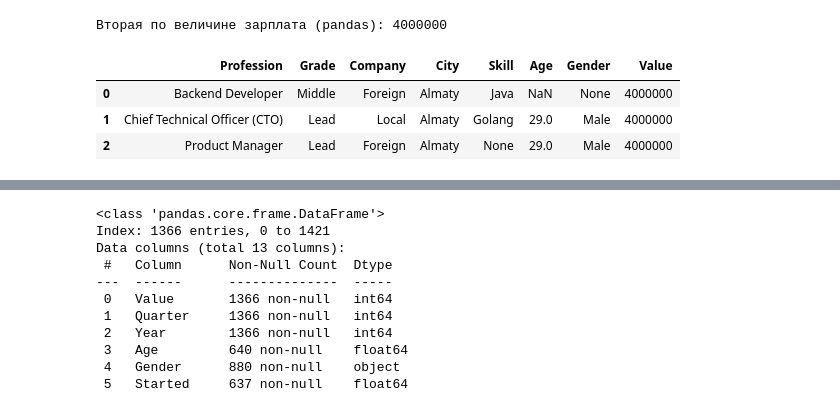
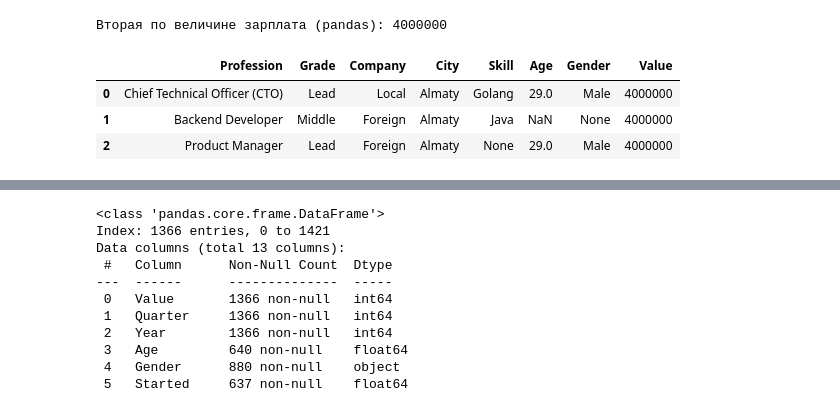
Before and after one commit to Almas1989/SQL_vs_pandas, a Jupyter notebook: EDA(SQL,pandas).ipynb, the cells around one changed output, grey strips where cells are left out. Saved outputs shown, nothing was run; the diff lists cells and outputs as text; code cells hidden in the pictures.

```diff
--- a/EDA(SQL,pandas).ipynb
+++ b/EDA(SQL,pandas).ipynb
@@ -714,22 +714,22 @@ print(f"Вторая по величине зарплата (pandas): {second_hi
 Вторая по величине зарплата (pandas): 4000000
 # %%
 # another way
-sec__h_s = conn.execute("""
+sec__h_s = conn.execute("""--sql
 SELECT Profession, Grade, Company, City, Skill, Age, Gender, Value
 FROM (
     SELECT *,
            DENSE_RANK() OVER (ORDER BY Value DESC) AS rnk
     FROM salaries
 ) t
 WHERE rnk = 2
 ORDER BY Value DESC;
 """).fetchdf()
 
 sec__h_s
 # %% [output]
 |  | Profession | Grade | Company | City | Skill | Age | Gender | Value |
-| 0 | Backend Developer | Middle | Foreign | Almaty | Java | NaN | None | 4000000 |
-| 1 | Chief Technical Officer (CTO) | Lead | Local | Almaty | Golang | 29.0 | Male | 4000000 |
+| 0 | Chief Technical Officer (CTO) | Lead | Local | Almaty | Golang | 29.0 | Male | 4000000 |
+| 1 | Backend Developer | Middle | Foreign | Almaty | Java | NaN | None | 4000000 |
 | 2 | Product Manager | Lead | Foreign | Almaty | None | 29.0 | Male | 4000000 |
 # %%
 second_salary = df["Value"].nlargest(2).iloc[-1]
```
Also changed, not shown: parts of 14 cells of this notebook, 5 other files.
